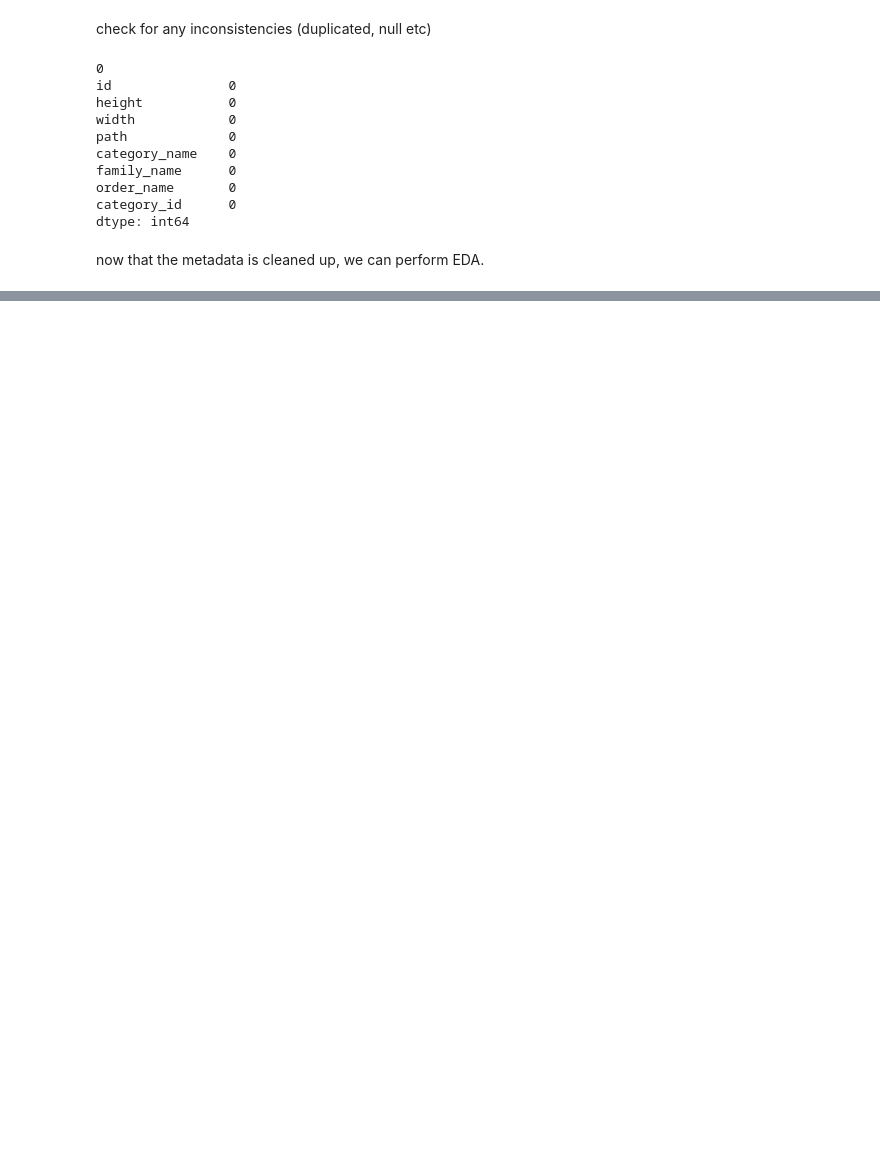
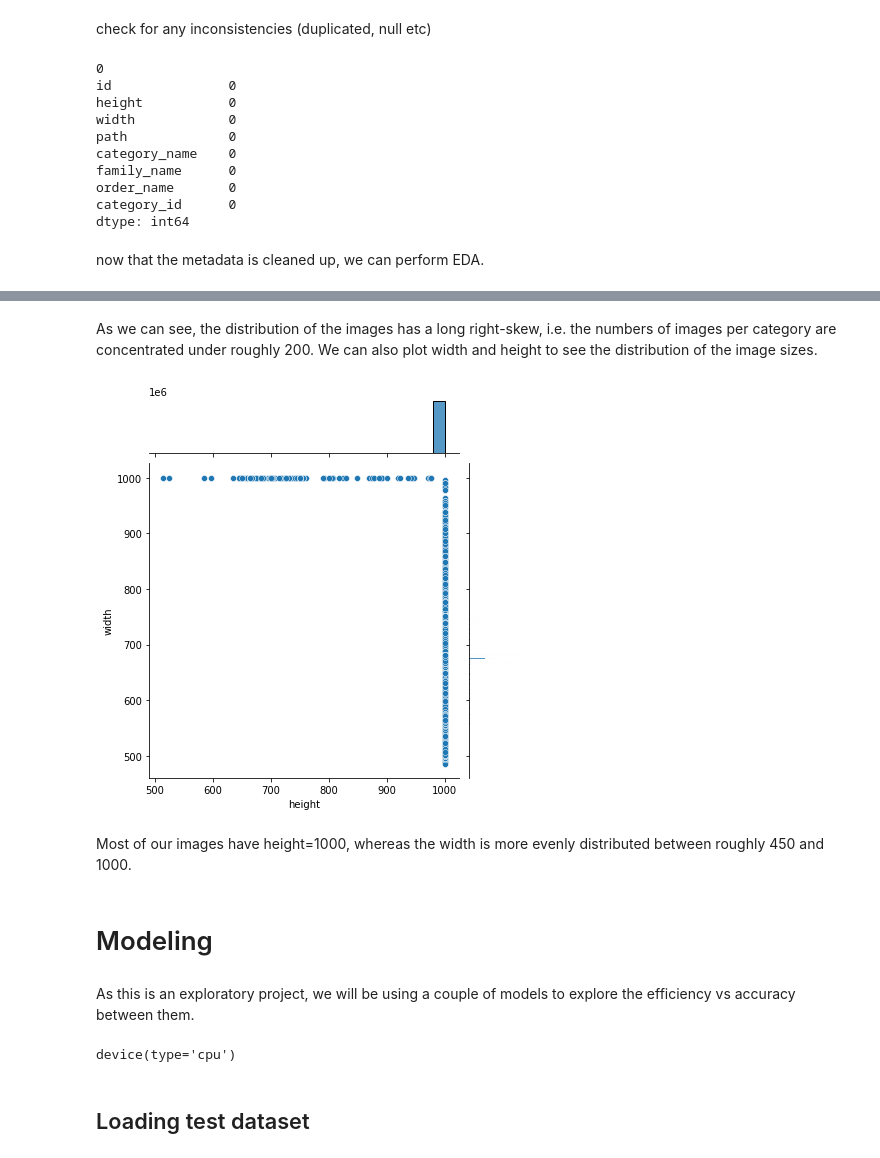
Before and after one commit to pappymu/herb, a Jupyter notebook: herb2021-modeling.ipynb, the cells around one changed output, grey strips where cells are left out. Saved outputs shown, nothing was run; the diff lists cells and outputs as text; code cells hidden in the pictures; blank space fills up the shorter version.

Commit message:
Kaggle Notebook | Herb2021 Modeling | Version 3

```diff
--- a/herb2021-modeling.ipynb
+++ b/herb2021-modeling.ipynb
@@ -127,0 +215,12 @@ now that the metadata is cleaned up, we can perform EDA.
+# %% [markdown]
+As we can see, the distribution of the images has a long right-skew, i.e. the numbers of images per category are concentrated under roughly 200. We can also plot width and height to see the distribution of the image sizes.
+# %%
+sns.jointplot(x=df_meta['height'], y=df_meta['width']);
+# %% [output]
+[figure, added]
+# %% [markdown]
+Most of our images have height=1000, whereas the width is more evenly distributed between roughly 450 and 1000.
+# %% [markdown]
+# Modeling
+# %% [markdown]
+As this is an exploratory project, we will be using a couple of models to explore the efficiency vs accuracy between them.
@@ -127,0 +246,5 @@ now that the metadata is cleaned up, we can perform EDA.
+# %%
+device = torch.device('cuda' if torch.cuda.is_available() else 'cpu')
+device
+# %% [output]
+device(type='cpu')
@@ -127,0 +264,2 @@ now that the metadata is cleaned up, we can perform EDA.
+# %% [markdown]
+## Loading test dataset
```
Also changed, not shown: parts of 33 cells of this notebook.
